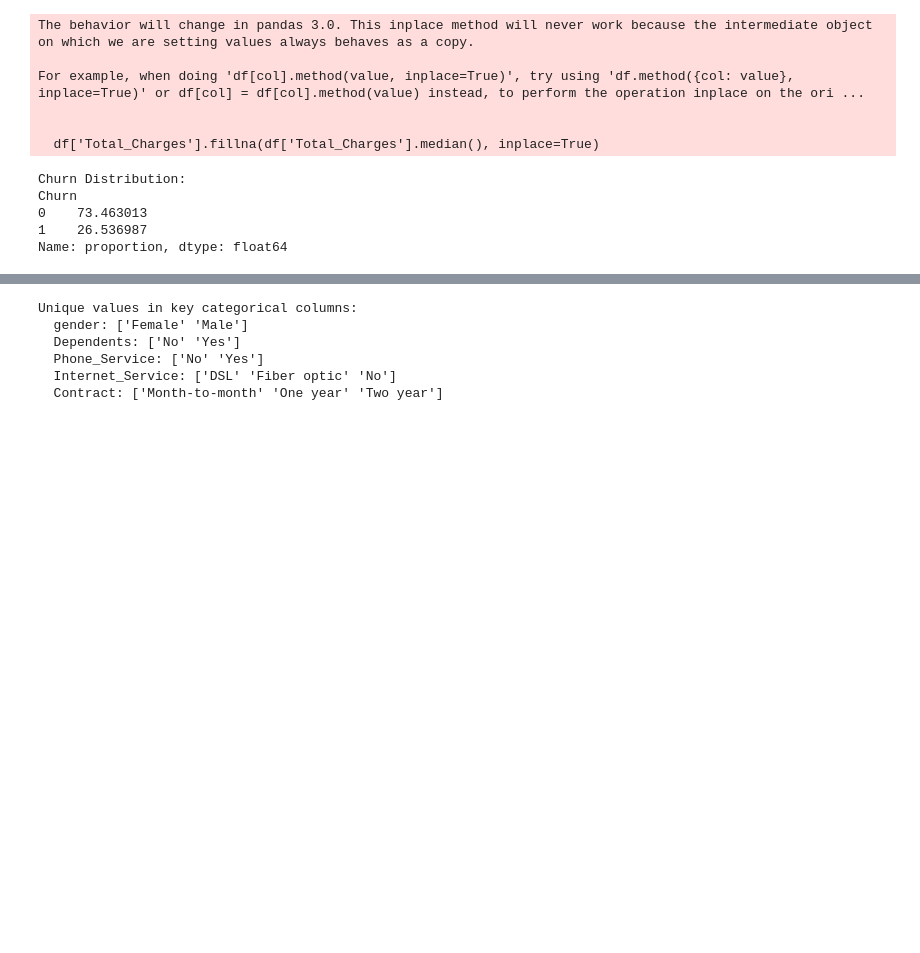
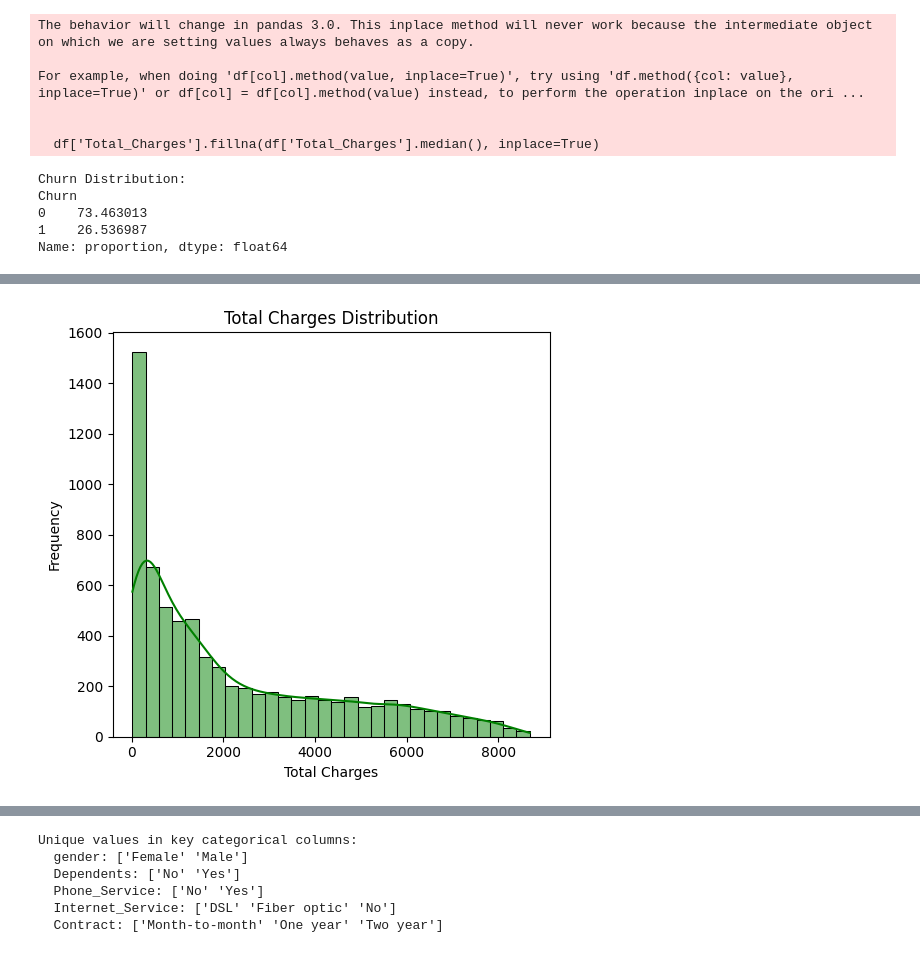
Before and after one commit to mu7amed-adell/Etisalat_UseCase, a Jupyter notebook: E&_churn.ipynb, the cells around one changed output, grey strips where cells are left out. Saved outputs shown, nothing was run; the diff lists cells and outputs as text; code cells hidden in the pictures; blank space fills up the shorter version.

```diff
--- a/E&_churn.ipynb
+++ b/E&_churn.ipynb
@@ -96,0 +116,12 @@ max      72.000000       118.750000    8684.800000
+# %%
+# 3. Total_Charges: Highly skewed, as expected, since it's cumulative.
+plt.figure(figsize=(15, 5))
+plt.subplot(1, 3, 3)
+sns.histplot(df['Total_Charges'], bins=30, kde=True, color='green')
+plt.title('Total Charges Distribution')
+plt.xlabel('Total Charges')
+plt.ylabel('Frequency')
+plt.tight_layout()
+plt.show()
+# %% [output]
+[figure, added]
```
Also changed, not shown: parts of 11 cells of this notebook.
